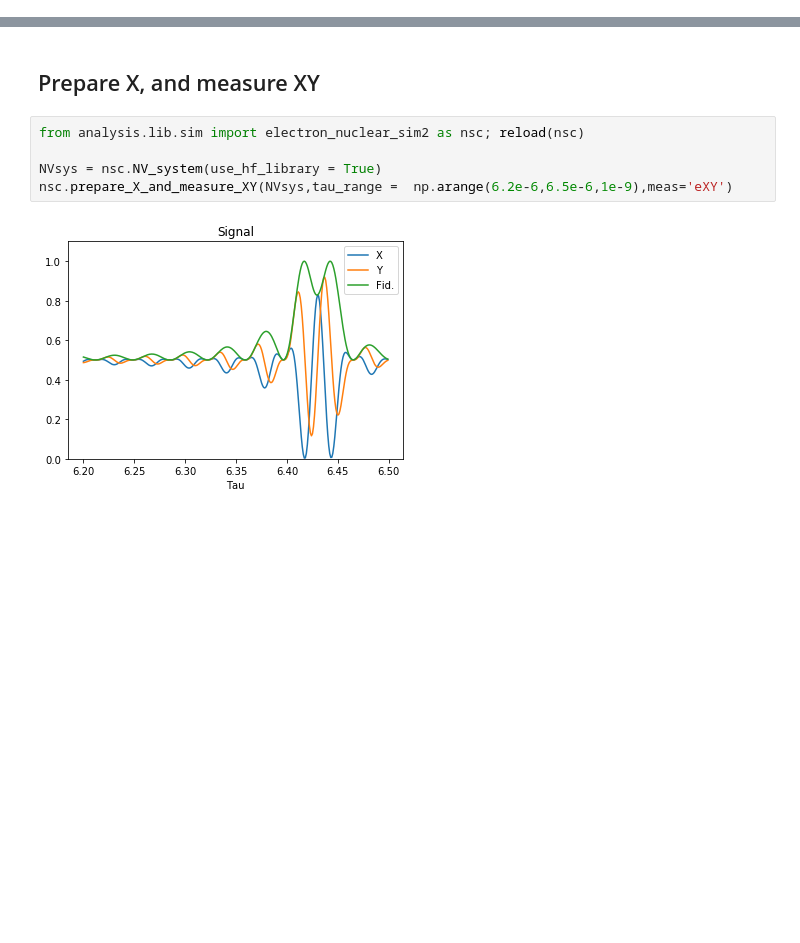
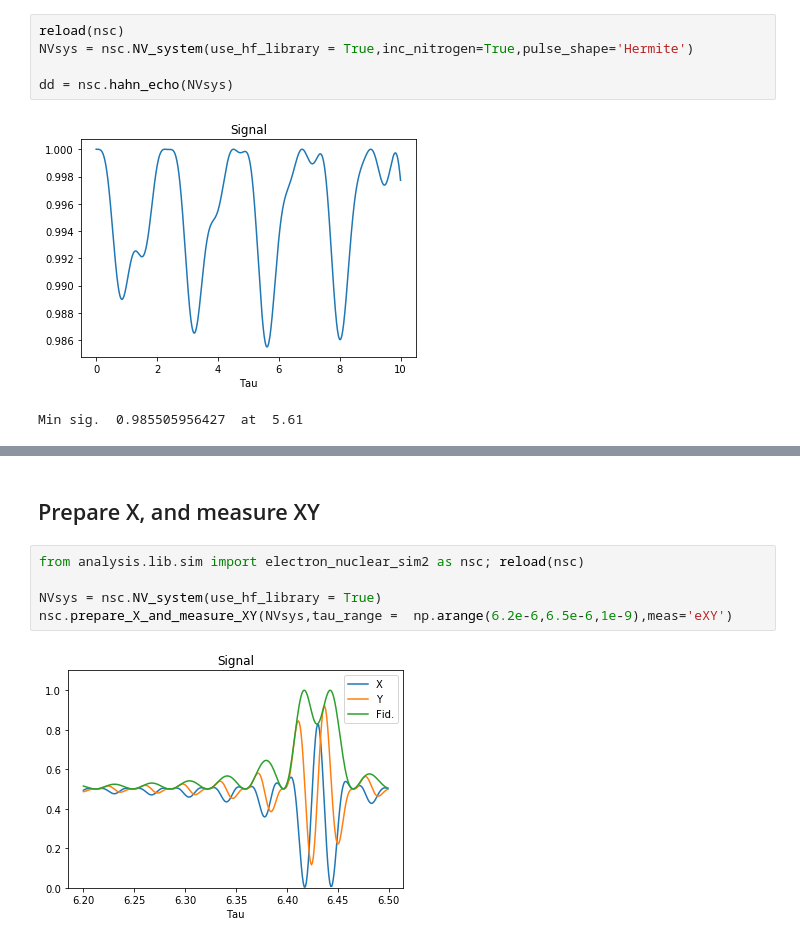
Before and after one commit to zaguros/analysis, a Jupyter notebook: notebooks/Quantum Networks/Simulations/MW_pulse_simulation.ipynb, the cells around one changed output, grey strips where cells are left out. Cells and saved outputs as stored; diff of their text form; blank space fills up the shorter version.

```diff
--- a/notebooks/Quantum Networks/Simulations/MW_pulse_simulation.ipynb
+++ b/notebooks/Quantum Networks/Simulations/MW_pulse_simulation.ipynb
@@ -9,0 +59,8 @@ from analysis.lib.sim import electron_nuclear_sim2 as nsc; reload(nsc)
+# %%
+reload(nsc)
+NVsys = nsc.NV_system(use_hf_library = True,inc_nitrogen=True,pulse_shape='Hermite')
+
+dd = nsc.hahn_echo(NVsys)
+# %% [output]
+[figure, added]
+Min sig.  0.985505956427  at  5.61
```
Also changed, not shown: parts of 25 cells of this notebook, 2 other files.
